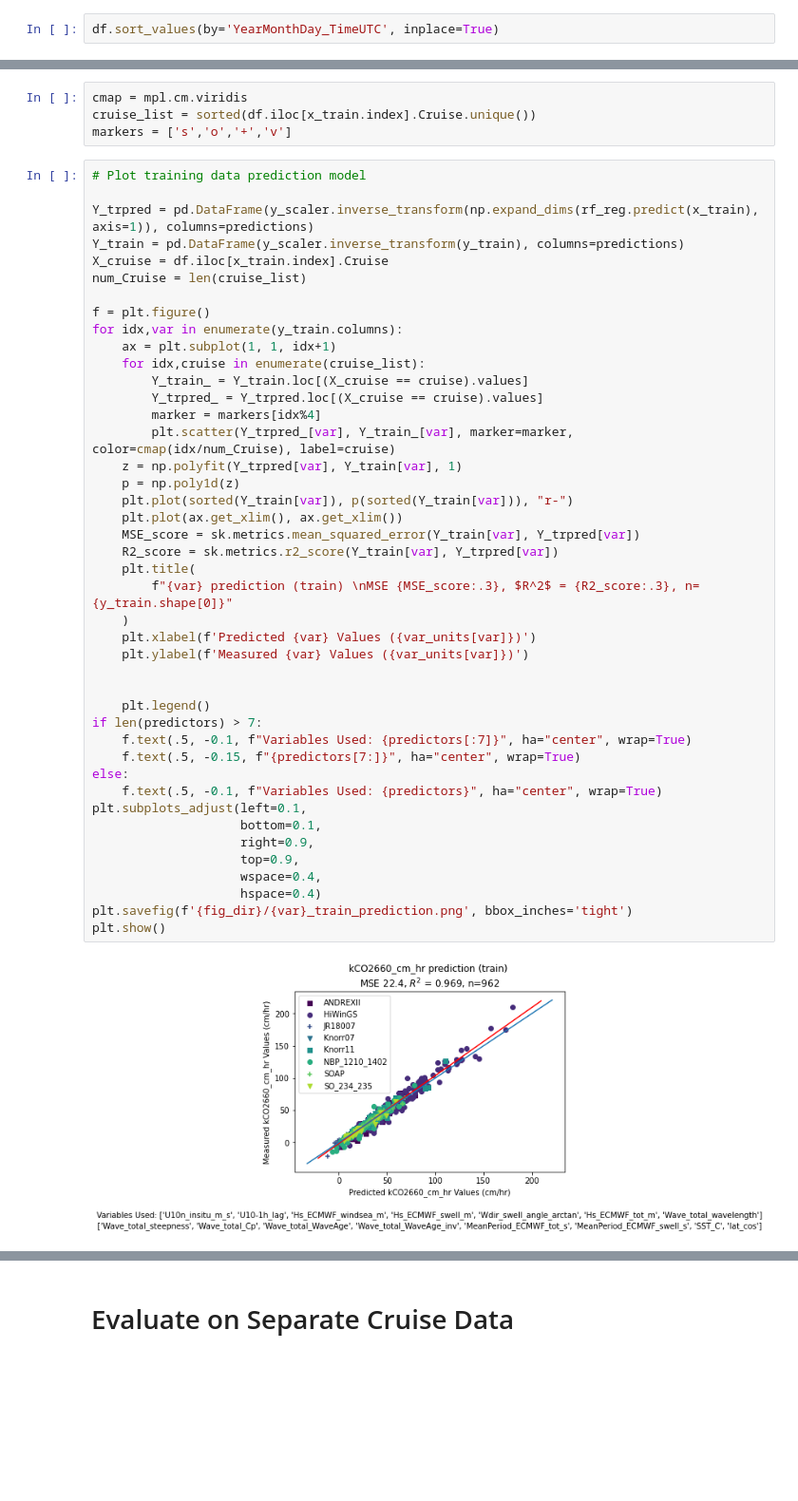
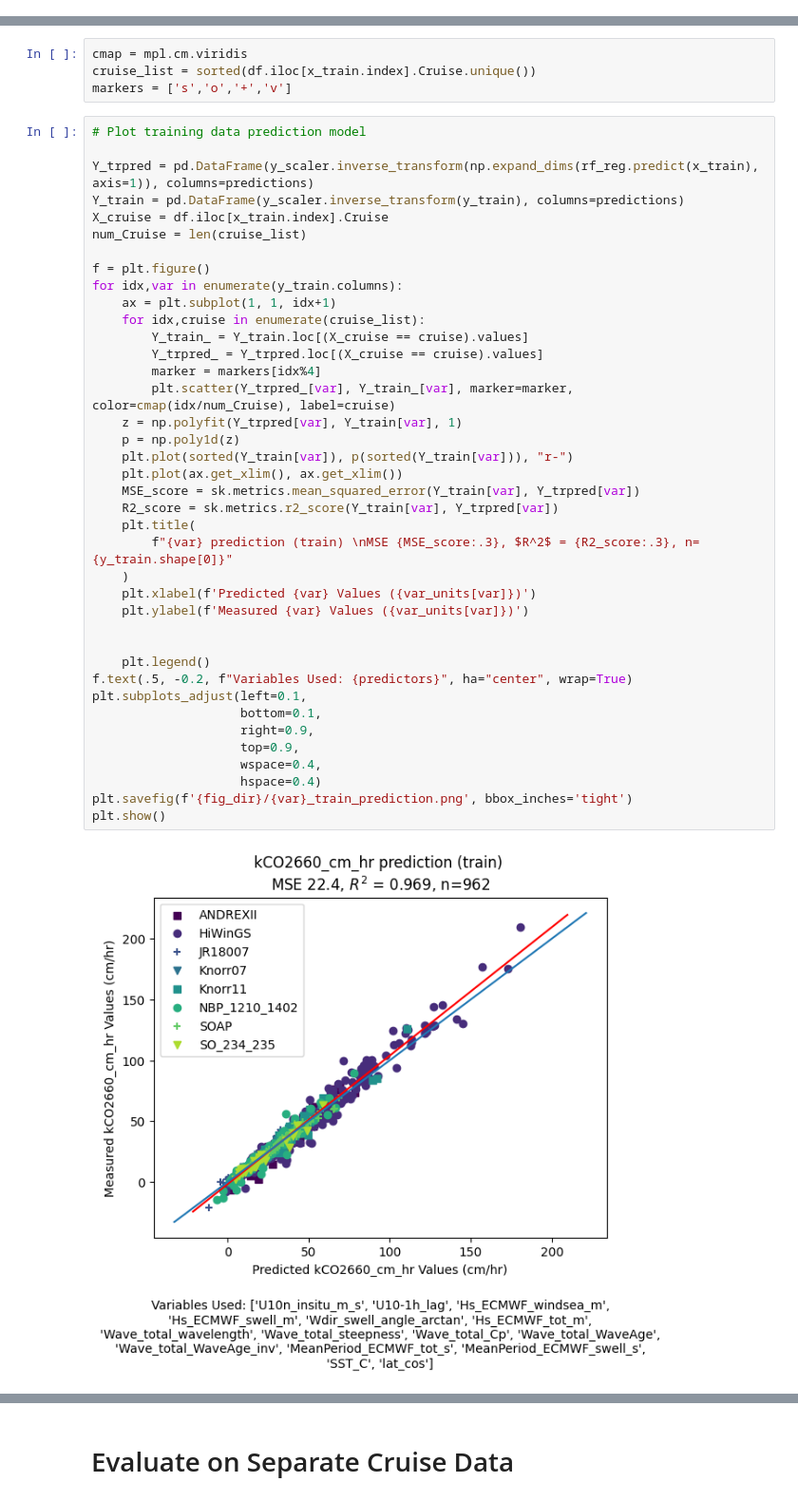
Before and after one commit to djmoffat/air-sea-gas-prediction, a Jupyter notebook: Predict-K-air-sea-gas.ipynb, the cells around one changed output, grey strips where cells are left out. Shown: that part at 95% size. Saved outputs shown, nothing was run; the diff lists cells and outputs as text; blank space fills up the shorter version.

```diff
--- a/Predict-K-air-sea-gas.ipynb
+++ b/Predict-K-air-sea-gas.ipynb
@@ -106,8 +121,6 @@ df['Wave_total_WaveAge_inv'] = 1/df.Wave_total_WaveAge
 
 # cos of lat
 df['lat_cos'] = np.cos(df.lat_deg / 180 * 2*np.pi)
-# %%
-df.sort_values(by='YearMonthDay_TimeUTC', inplace=True)
 # %%
 df.sort_values(by='YearMonthDay_TimeUTC', inplace=True)
 df['T_lag'] = df['YearMonthDay_TimeUTC'] - df['YearMonthDay_TimeUTC'].shift()
@@ -364,39 +261,35 @@ f = plt.figure()
 for idx,var in enumerate(y_train.columns):
     ax = plt.subplot(1, 1, idx+1)
     for idx,cruise in enumerate(cruise_list):
         Y_train_ = Y_train.loc[(X_cruise == cruise).values]
         Y_trpred_ = Y_trpred.loc[(X_cruise == cruise).values]
         marker = markers[idx%4]
         plt.scatter(Y_trpred_[var], Y_train_[var], marker=marker, color=cmap(idx/num_Cruise), label=cruise)
     z = np.polyfit(Y_trpred[var], Y_train[var], 1)
     p = np.poly1d(z)
     plt.plot(sorted(Y_train[var]), p(sorted(Y_train[var])), "r-")
     plt.plot(ax.get_xlim(), ax.get_xlim())
     MSE_score = sk.metrics.mean_squared_error(Y_train[var], Y_trpred[var])
     R2_score = sk.metrics.r2_score(Y_train[var], Y_trpred[var])
     plt.title(
         f"{var} prediction (train) \nMSE {MSE_score:.3}, $R^2$ = {R2_score:.3}, n={y_train.shape[0]}"
     )
     plt.xlabel(f'Predicted {var} Values ({var_units[var]})')
     plt.ylabel(f'Measured {var} Values ({var_units[var]})')
 
 
     plt.legend()
-if len(predictors) > 7:
-    f.text(.5, -0.1, f"Variables Used: {predictors[:7]}", ha="center", wrap=True)
-    f.text(.5, -0.15, f"{predictors[7:]}", ha="center", wrap=True)
-else:
-    f.text(.5, -0.1, f"Variables Used: {predictors}", ha="center", wrap=True)
+f.text(.5, -0.2, f"Variables Used: {predictors}", ha="center", wrap=True)
 plt.subplots_adjust(left=0.1,
                     bottom=0.1,
                     right=0.9,
                     top=0.9,
                     wspace=0.4,
                     hspace=0.4)
 plt.savefig(f'{fig_dir}/{var}_train_prediction.png', bbox_inches='tight')
 plt.show()
 # %% [output]
-[figure, old version]
+[figure, new version]
 # %%
 # Plot test data prediction model
 
```
Also changed, not shown: parts of 29 cells of this notebook, 1 other file.
